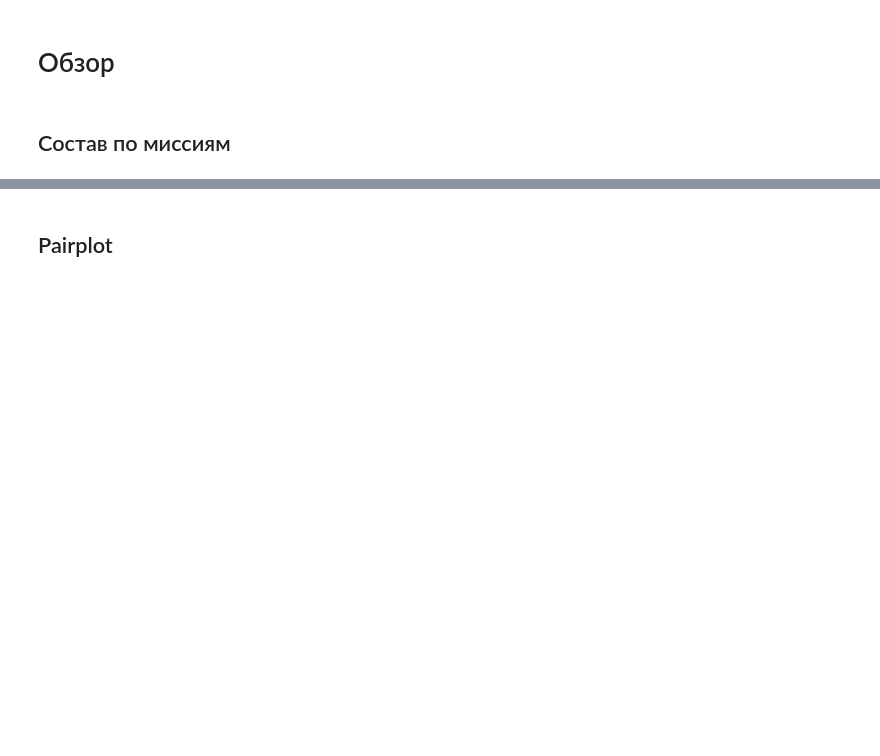
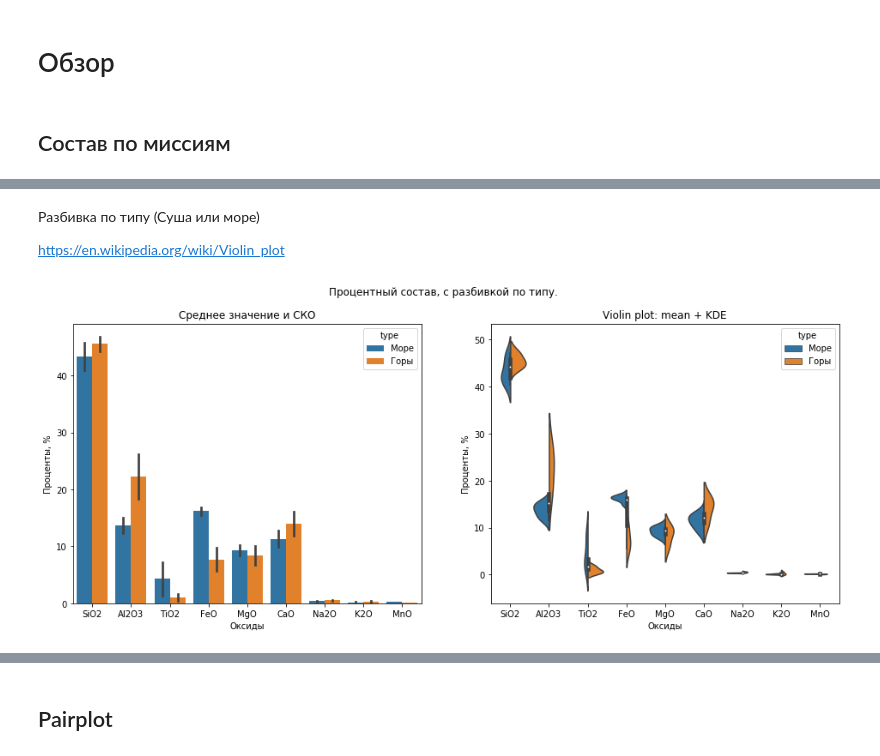
Before and after one commit to normalized2/apollo_glavsu, a Jupyter notebook: statistic/Минеральный состав грунта.ipynb, the cells around one changed output, grey strips where cells are left out. Saved outputs shown, nothing was run; the diff lists cells and outputs as text; code cells hidden in the pictures; blank space fills up the shorter version.

```diff
--- a/statistic/Минеральный состав грунта.ipynb
+++ b/statistic/Минеральный состав грунта.ipynb
@@ -121,0 +131,24 @@ fig.savefig('mineral_composition_barplot.png')
+# %% [markdown]
+Разбивка по типу (Суша или море)
+
+https://en.wikipedia.org/wiki/Violin_plot
+# %%
+fig, axes = plt.subplots(ncols=2, figsize=(16, 6))
+
+ax = axes[0]
+sns.barplot(y='percent', x='mineral', hue='type', data=dfs, ax=ax, ci='sd')
+ax.set_ylabel(u'Проценты, %')
+ax.set_xlabel(u'Оксиды')
+ax.set_title(u'Среднее значение и СКО')
+
+
+ax = axes[1]
+sns.violinplot(y='percent', x='mineral', hue='type', data=dfs, ax=ax, ci='sd', split=True)
+ax.set_title(u'Violin plot: mean + KDE')
+ax.set_xlabel(u'Оксиды')
+ax.set_ylabel(u'Проценты, %')
+
+fig.suptitle(u'Процентный состав, с разбивкой по типу.')
+fig.savefig('mc_barplot_2.png')
+# %% [output]
+[figure, added]
```
Also changed, not shown: parts of 54 cells of this notebook, 20 other files.
